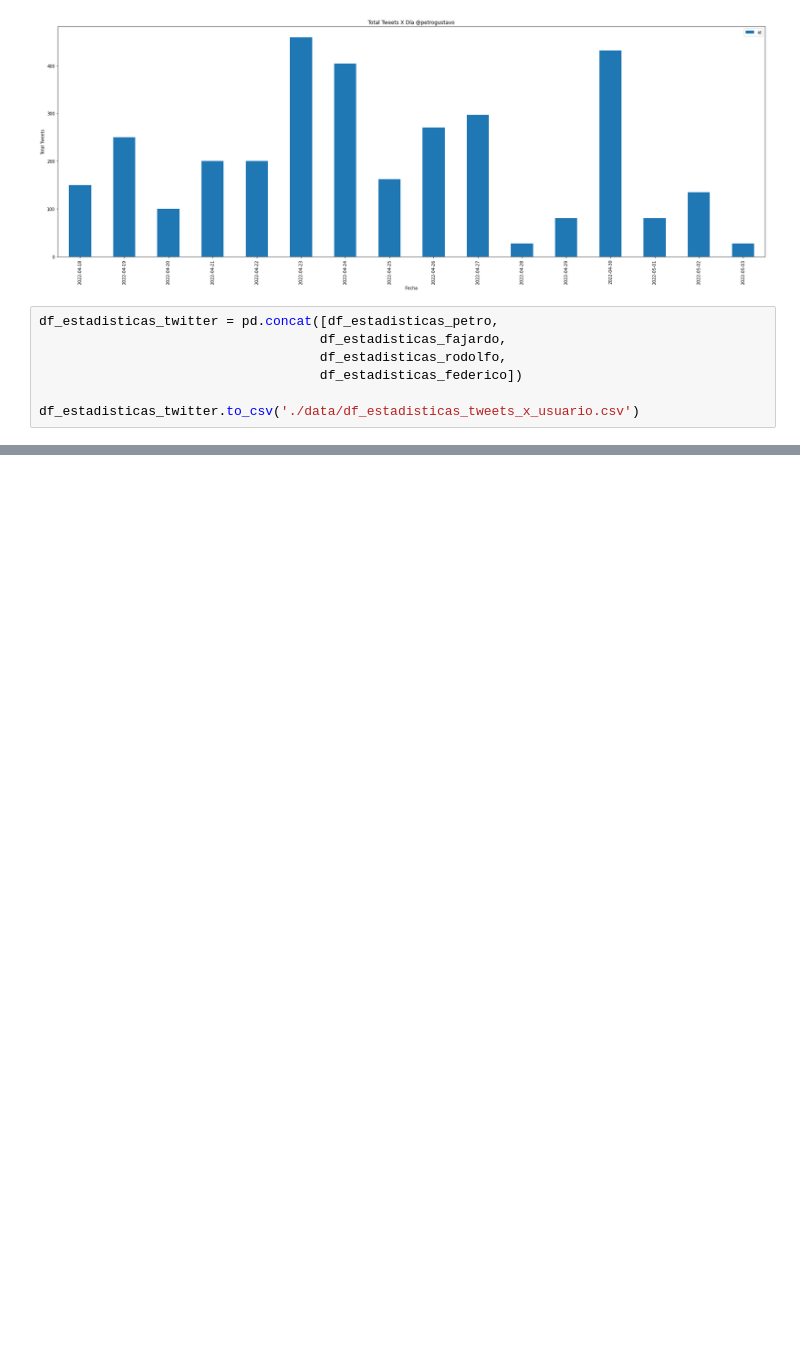
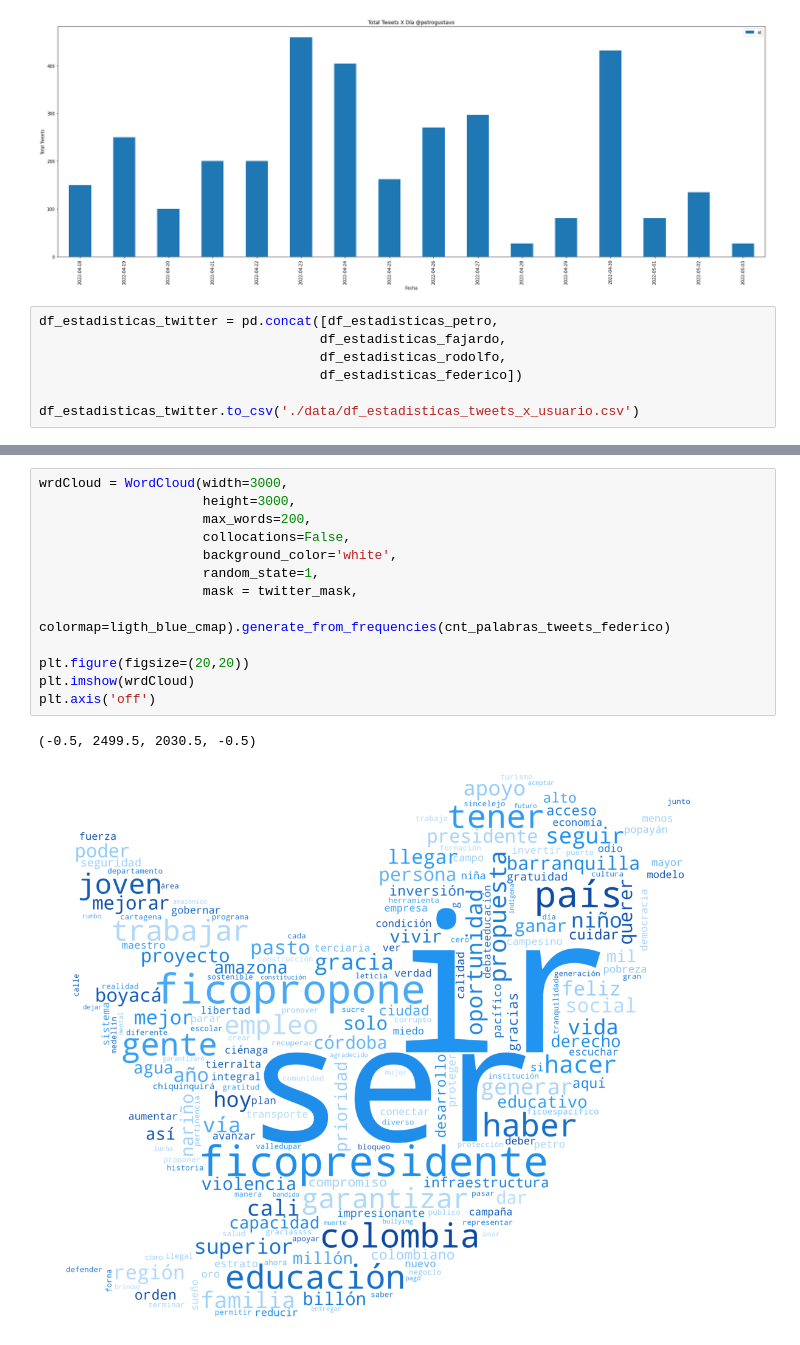
Before and after one commit to fredericksalazar/textAnalysis-ColombianElections, a Jupyter notebook: twitter_mining/nt_twitter_text_mining.ipynb, the cells around one changed output, grey strips where cells are left out. Drawn from its saved outputs; the diff is of its cells as text; blank space fills up the shorter version.

```diff
--- a/twitter_mining/nt_twitter_text_mining.ipynb
+++ b/twitter_mining/nt_twitter_text_mining.ipynb
@@ -121,0 +286,16 @@ df_estadisticas_twitter.to_csv('./data/df_estadisticas_tweets_x_usuario.csv')
+# %%
+wrdCloud = WordCloud(width=3000,
+                     height=3000,
+                     max_words=200,
+                     collocations=False,
+                     background_color='white',
+                     random_state=1,
+                     mask = twitter_mask,
+                     colormap=ligth_blue_cmap).generate_from_frequencies(cnt_palabras_tweets_federico)
+
+plt.figure(figsize=(20,20))
+plt.imshow(wrdCloud)
+plt.axis('off')
+# %% [output]
+(-0.5, 2499.5, 2030.5, -0.5)
+[figure, added]
```
Also changed, not shown: parts of 13 cells of this notebook.
